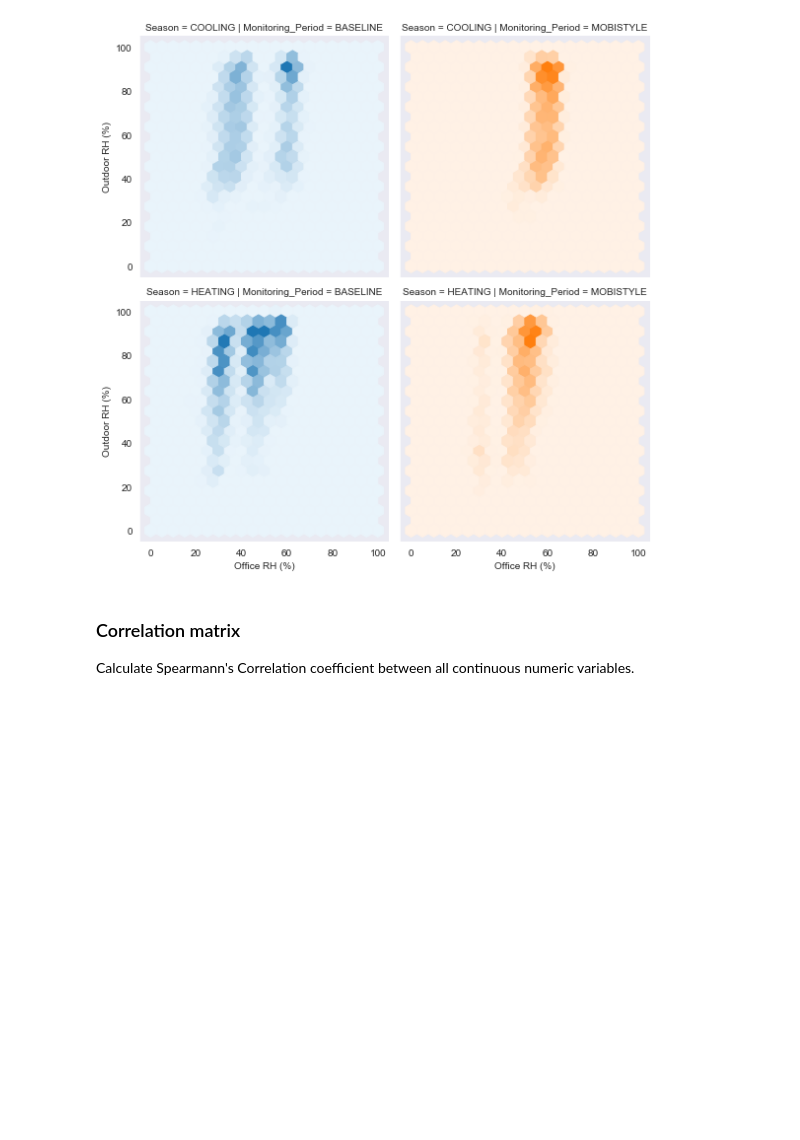
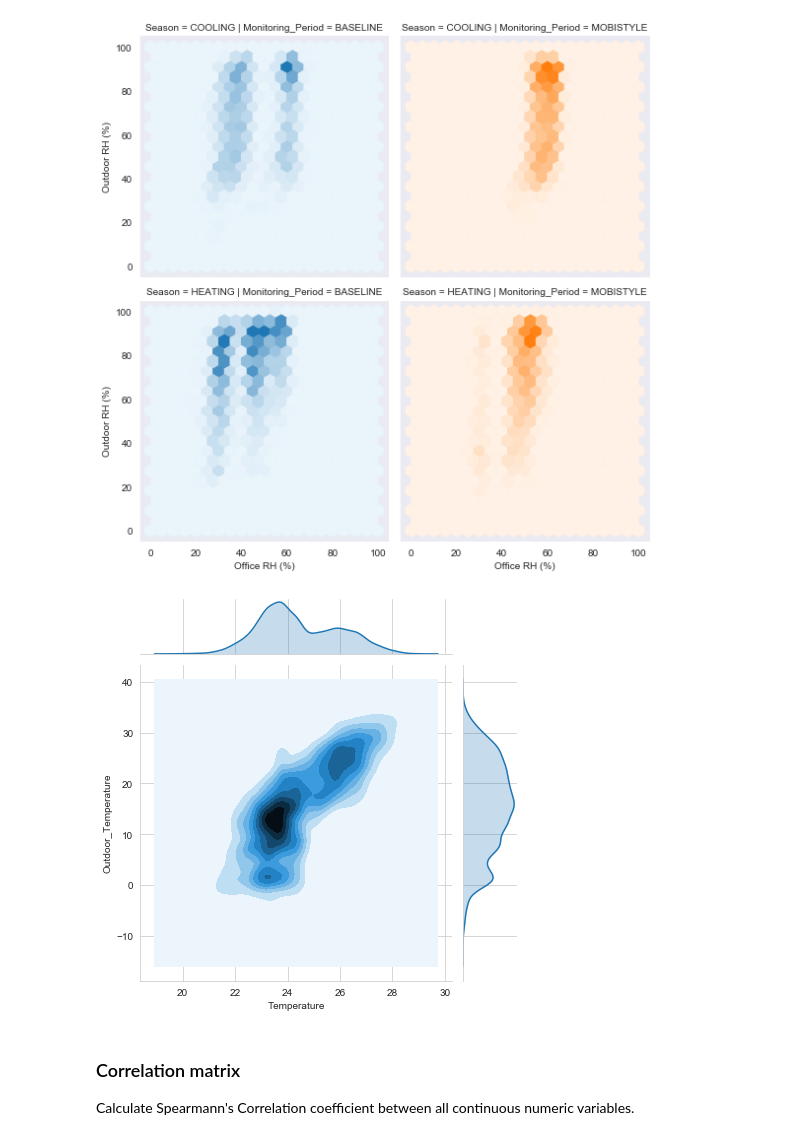
Before and after one commit to SVGoogle/EDA-project, a Jupyter notebook: data_exploration.ipynb, the cells around one changed output. Cells and saved outputs as stored; diff of their text form; code cells hidden in the pictures; blank space fills up the shorter version.

```diff
--- a/data_exploration.ipynb
+++ b/data_exploration.ipynb
@@ -343,6 +395,10 @@ g = (g.map(hexbin, 'RH', 'Outdoor_RH', extent=[0, 100, 0, 100])
      .set_axis_labels('Office RH (%)', 'Outdoor RH (%)'));
 # %% [output]
 [figure]
+# %%
+sns.jointplot(x='Temperature', y='Outdoor_Temperature', data=data, kind="kde");
+# %% [output]
+[figure, added]
 # %% [markdown]
 ### Correlation matrix
 Calculate Spearmann's Correlation coefficient between all continuous numeric variables.
```
Also changed, not shown: parts of 17 cells of this notebook.
